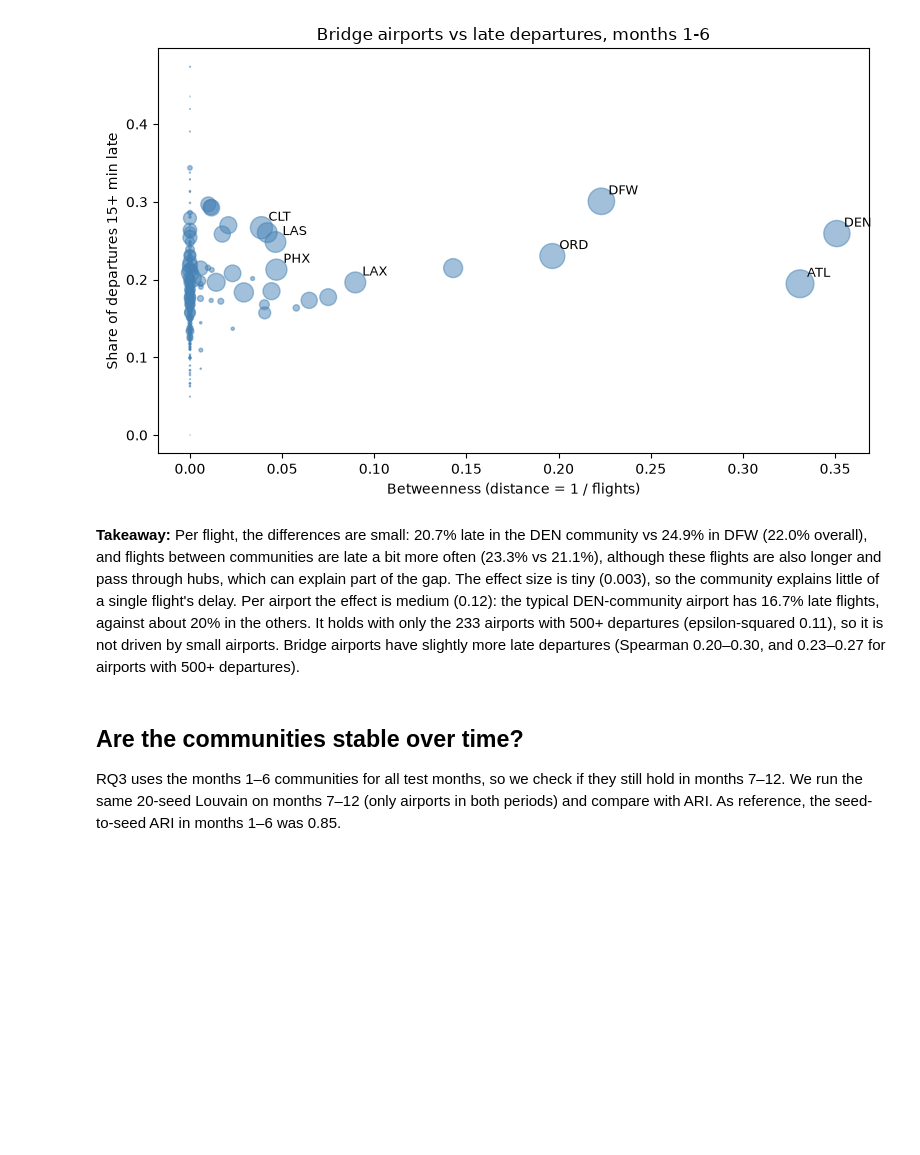
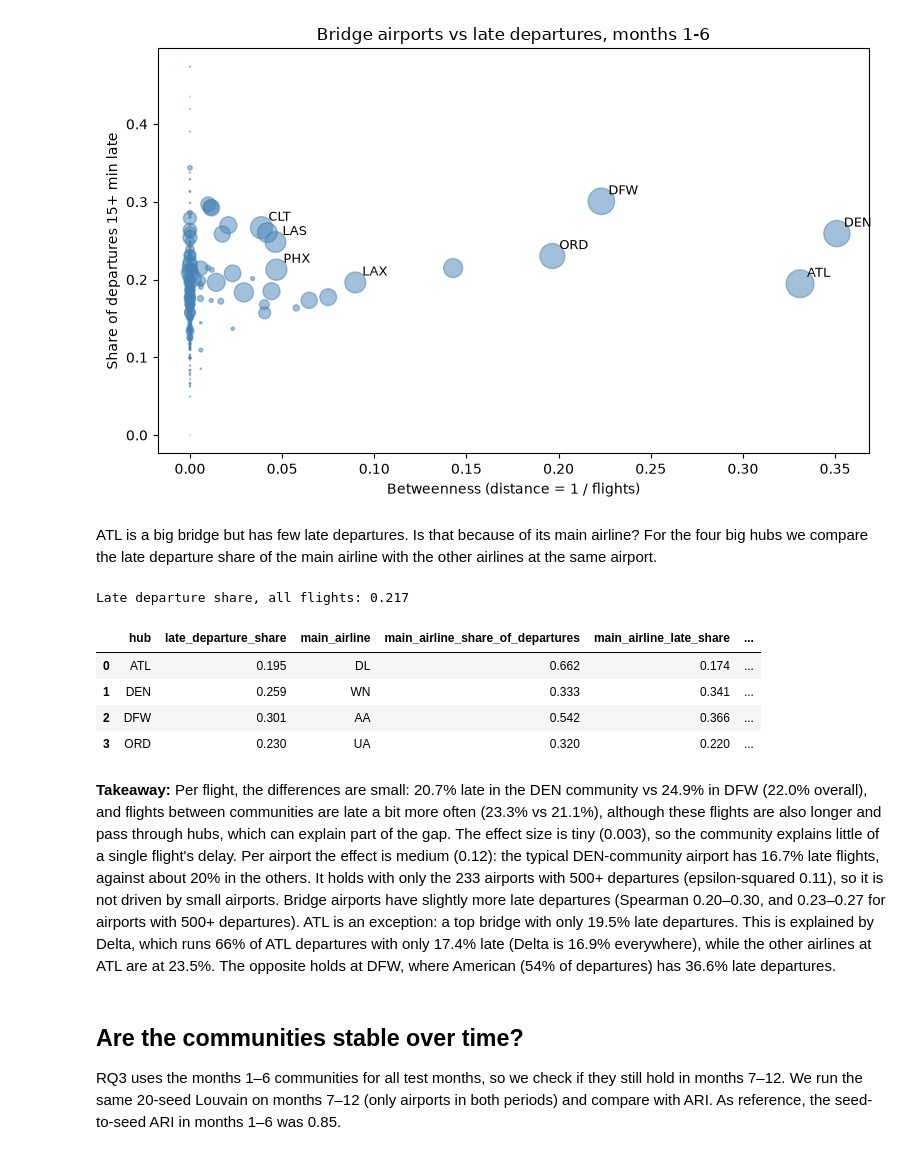
Before and after one commit to Smaash7/ComputationalToolsForDS, a Jupyter notebook: notebooks/03_airport_network.ipynb, the cells around one changed output. Cells and saved outputs as stored; diff of their text form; code cells hidden in the pictures; blank space fills up the shorter version.

```diff
--- a/notebooks/03_airport_network.ipynb
+++ b/notebooks/03_airport_network.ipynb
@@ -810,8 +819,41 @@ ax.set_title("Bridge airports vs late departures, months 1-6")
 save_fig(fig, "betweenness_vs_delay")
 # %% [output]
 [figure]
+# %% [markdown]
+ATL is a big bridge but has few late departures. Is that because of its main airline? For the four big hubs we compare the late departure share of the main airline with the other airlines at the same airport.
+# %%
+airlines = load_flights(CLEAN_PARQUET, columns=["month", "origin", "op_unique_carrier", "status", "dep_delay"])
+airlines = airlines[(airlines["month"] <= 6) & (airlines["status"] == "completed")]
+airlines["late_departure"] = airlines["dep_delay"] >= 15
+print("Late departure share, all flights:", round(airlines["late_departure"].mean(), 3))
+
+hub_rows = []
+for hub in ["ATL", "DEN", "DFW", "ORD"]:
+    at_hub = airlines[airlines["origin"].astype(str) == hub]
+    main_airline = at_hub["op_unique_carrier"].value_counts().index[0]
+    is_main = at_hub["op_unique_carrier"] == main_airline
+    hub_rows.append({
+        "hub": hub,
+        "late_departure_share": at_hub["late_departure"].mean(),
+        "main_airline": main_airline,
+        "main_airline_share_of_departures": is_main.mean(),
+        "main_airline_late_share": at_hub.loc[is_main, "late_departure"].mean(),
+        "other_airlines_late_share": at_hub.loc[~is_main, "late_departure"].mean(),
+        "main_airline_late_share_everywhere": airlines.loc[airlines["op_unique_carrier"] == main_airline, "late_departure"].mean(),
+    })
+
+hub_airlines = pd.DataFrame(hub_rows)
+display(hub_airlines)
+hub_airlines.to_csv(TABLES_DIR / "03_hub_main_airline.csv", index=False)
+# %% [output]
+Late departure share, all flights: 0.217
+|  | hub | late_departure_share | main_airline | main_airline_share_of_departures | main_airline_late_share | ... |
+| 0 | ATL | 0.195 | DL | 0.662 | 0.174 | ... |
+| 1 | DEN | 0.259 | WN | 0.333 | 0.341 | ... |
+| 2 | DFW | 0.301 | AA | 0.542 | 0.366 | ... |
+| 3 | ORD | 0.230 | UA | 0.320 | 0.220 | ... |
 # %% [markdown]
-**Takeaway:** Per flight, the differences are small: 20.7% late in the DEN community vs 24.9% in DFW (22.0% overall), and flights between communities are late a bit more often (23.3% vs 21.1%), although these flights are also longer and pass through hubs, which can explain part of the gap. The effect size is tiny (0.003), so the community explains little of a single flight's delay. Per airport the effect is medium (0.12): the typical DEN-community airport has 16.7% late flights, against about 20% in the others. It holds with only the 233 airports with 500+ departures (epsilon-squared 0.11), so it is not driven by small airports. Bridge airports have slightly more late departures (Spearman 0.20–0.30, and 0.23–0.27 for airports with 500+ departures).
+**Takeaway:** Per flight, the differences are small: 20.7% late in the DEN community vs 24.9% in DFW (22.0% overall), and flights between communities are late a bit more often (23.3% vs 21.1%), although these flights are also longer and pass through hubs, which can explain part of the gap. The effect size is tiny (0.003), so the community explains little of a single flight's delay. Per airport the effect is medium (0.12): the typical DEN-community airport has 16.7% late flights, against about 20% in the others. It holds with only the 233 airports with 500+ departures (epsilon-squared 0.11), so it is not driven by small airports. Bridge airports have slightly more late departures (Spearman 0.20–0.30, and 0.23–0.27 for airports with 500+ departures). ATL is an exception: a top bridge with only 19.5% late departures. This is explained by Delta, which runs 66% of ATL departures with only 17.4% late (Delta is 16.9% everywhere), while the other airlines at ATL are at 23.5%. The opposite holds at DFW, where American (54% of departures) has 36.6% late departures.
 # %% [markdown]
 ## Are the communities stable over time?
 RQ3 uses the months 1–6 communities for all test months, so we check if they still hold in months 7–12. We run the same 20-seed Louvain on months 7–12 (only airports in both periods) and compare with ARI. As reference, the seed-to-seed ARI in months 1–6 was 0.85.
```
Also changed, not shown: parts of 6 cells of this notebook, 5 other files.
